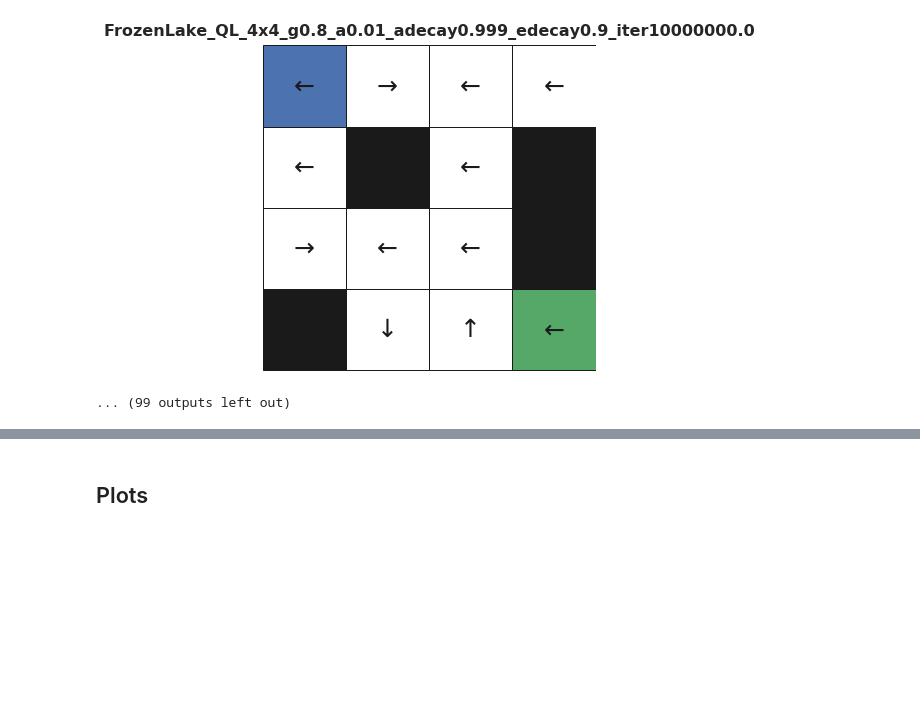
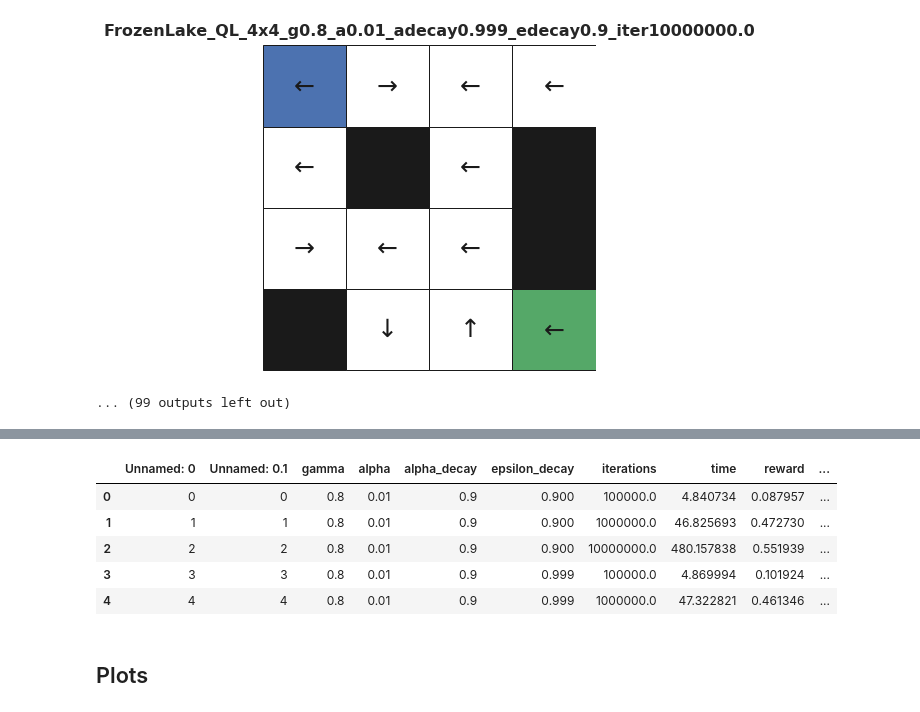
Before and after one commit to reedipher/CS-7641-reinforcement_learning, a Jupyter notebook: code/frozen.ipynb, the cells around one changed output, grey strips where cells are left out. Saved outputs shown, nothing was run; the diff lists cells and outputs as text; code cells hidden in the pictures; blank space fills up the shorter version.

```diff
--- a/code/frozen.ipynb
+++ b/code/frozen.ipynb
@@ -615,0 +615,11 @@ ql_data.head()
+# %%
+# Read in Q-Learning data
+ql_data = pd.read_csv('frozen/QL_results.csv')
+ql_data.head()
+# %% [output]
+|  | Unnamed: 0 | Unnamed: 0.1 | gamma | alpha | alpha_decay | epsilon_decay | iterations | time | reward | ... |
+| 0 | 0 | 0 | 0.8 | 0.01 | 0.9 | 0.900 | 100000.0 | 4.840734 | 0.087957 | ... |
+| 1 | 1 | 1 | 0.8 | 0.01 | 0.9 | 0.900 | 1000000.0 | 46.825693 | 0.472730 | ... |
+| 2 | 2 | 2 | 0.8 | 0.01 | 0.9 | 0.900 | 10000000.0 | 480.157838 | 0.551939 | ... |
+| 3 | 3 | 3 | 0.8 | 0.01 | 0.9 | 0.999 | 100000.0 | 4.869994 | 0.101924 | ... |
+| 4 | 4 | 4 | 0.8 | 0.01 | 0.9 | 0.999 | 1000000.0 | 47.322821 | 0.461346 | ... |
```
Also changed, not shown: parts of 9 cells of this notebook, 9 other files.
